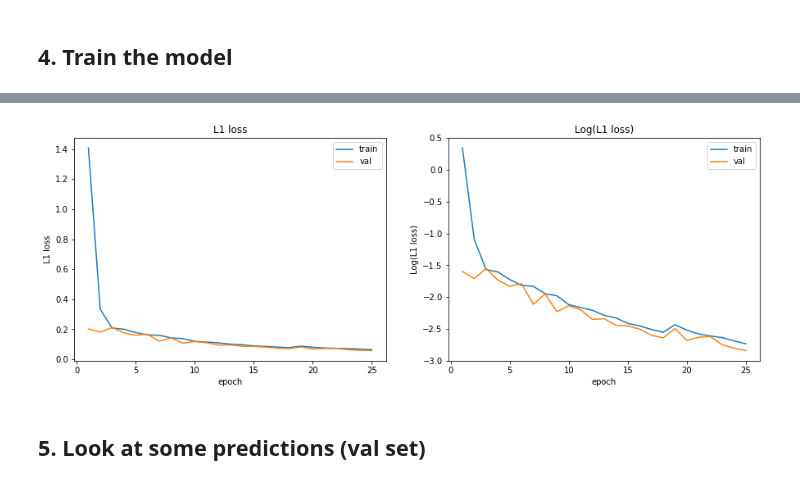
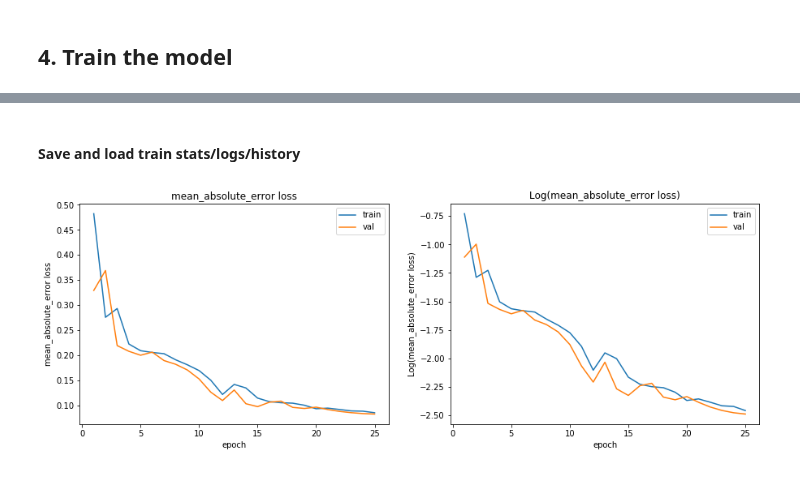
Before and after one commit to Tudor67/Object-Counting, a Jupyter notebook: experiments/1_fcrn_a/train.ipynb, the cells around one changed output, grey strips where cells are left out. Saved outputs shown, nothing was run; the diff lists cells and outputs as text; code cells hidden in the pictures.

```diff
--- a/experiments/1_fcrn_a/train.ipynb
+++ b/experiments/1_fcrn_a/train.ipynb
@@ -35,11 +40,11 @@ params = {
 }
 # %%
 train_generator = DataGenerator(config.DATASET_PATH, 'train', **params)
-val_generator = DataGenerator(config.DATASET_PATH, 'test', **params)
+val_generator = DataGenerator(config.DATASET_PATH, 'val', **params)
 # %% [markdown]
 ## 3. Instantiate a FCRN_A
 # %%
-model = FCRN_A()
+model = FCRN_A(loss_name=config.LOSS_NAME)
 # %% [markdown]
 ## 4. Train the model
 # %%
@@ -49,9 +54,7 @@ os.makedirs(config.CHECKPOINTS_PATH)
 os.makedirs(config.LOGS_PATH)
 # %%
 %%time
-CHECKPOINT_FILENAME = config.CHECKPOINTS_PATH + '/best_model.hdf5'
-
-model_checkpoint = ModelCheckpoint(CHECKPOINT_FILENAME,
+model_checkpoint = ModelCheckpoint(config.CHECKPOINT_FILENAME,
                                    monitor='val_loss',
                                    verbose=0,
                                    save_best_only=True)
@@ -81,9 +84,20 @@ Wall time: 1min 59s
+# %% [markdown]
+#### Save and load train stats/logs/history
+# %%
+logs = model.history.history.copy()
+logs['train_size'] = train_generator.get_size()
+logs['val_size'] = val_generator.get_size()
+logs['rand_seed'] = config.RAND_SEED
+logs['shuffle'] = config.SHUFFLE
+logs['loss_name'] = config.LOSS_NAME
+logs['input_dim'] = config.DIM
+logs['density_map_sigma'] = config.GT_SIGMA
+logs['density_map_multiplication_factor'] = config.DENSITY_MAP_MULTIPLICATION_FACTOR
+logs['sub_experiment_name'] = config.SUB_EXPERIMENT_NAME
 # %%
-write_json(model.history.history, config.LOGS_FILENAME)
+write_json(logs, config.LOGS_FILENAME)
 logs = read_json(config.LOGS_FILENAME)
 
-plot_loss(logs['loss'], logs['val_loss'], 'L1 loss')
+plot_loss(logs['loss'], logs['val_loss'], f'{config.LOSS_NAME} loss')
 # %% [output]
-[figure, old version]
+[figure, new version]
-# %% [markdown]
-## 5. Look at some predictions (val set)
```
Also changed, not shown: parts of 8 cells of this notebook, 5 other files.
